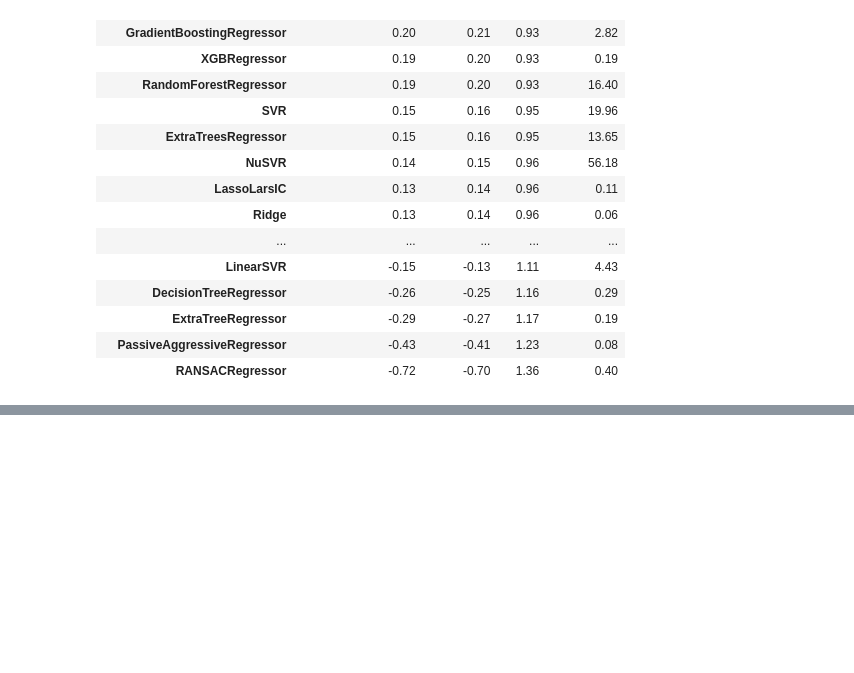
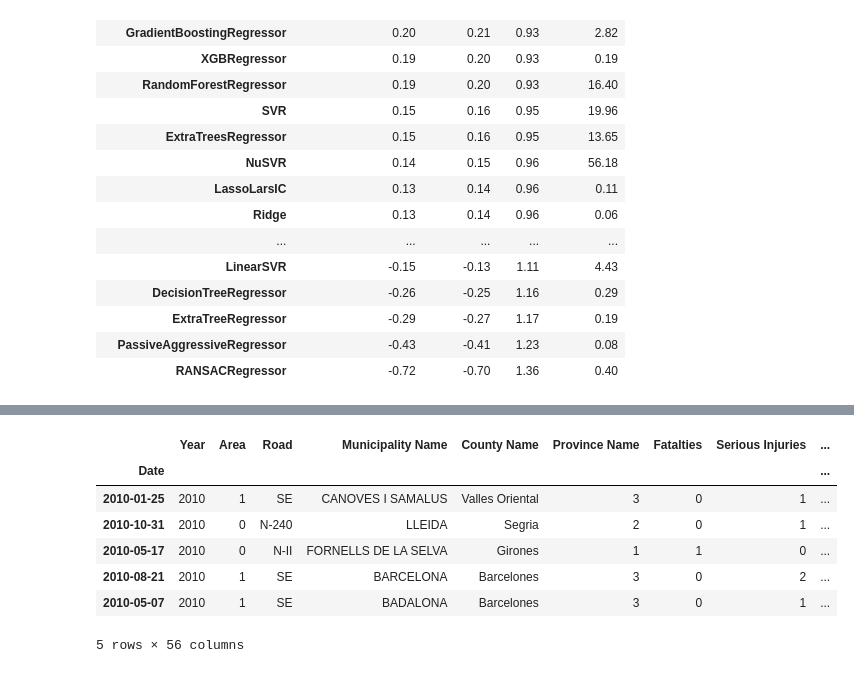
Before and after one commit to Hugo-SEQUIER/ocean-protocol, a Jupyter notebook: Traffic Accidents Cataluña/data-ml.ipynb, the cells around one changed output, grey strips where cells are left out. Drawn from its saved outputs; the diff is of its cells as text; code cells hidden in the pictures; blank space fills up the shorter version.

```diff
--- a/Traffic Accidents Cataluña/data-ml.ipynb
+++ b/Traffic Accidents Cataluña/data-ml.ipynb
@@ -319,0 +435,16 @@ display(models_light)
+# %%
+df['Date'] = pd.to_datetime(df['Date'])  # Ensure 'Date' is a datetime object
+df.set_index('Date', inplace=True)  # Set 'Date' as the index
+
+monthly_accidents = df.resample('M').size()
+# %%
+df.head()
+# %% [output]
+|  | Year | Area | Road | Municipality Name | County Name | Province Name | Fatalties | Serious Injuries | ... |
+| Date |  |  |  |  |  |  |  |  | ... |
+| 2010-01-25 | 2010 | 1 | SE | CANOVES I SAMALUS | Valles Oriental | 3 | 0 | 1 | ... |
+| 2010-10-31 | 2010 | 0 | N-240 | LLEIDA | Segria | 2 | 0 | 1 | ... |
+| 2010-05-17 | 2010 | 0 | N-II | FORNELLS DE LA SELVA | Girones | 1 | 1 | 0 | ... |
+| 2010-08-21 | 2010 | 1 | SE | BARCELONA | Barcelones | 3 | 0 | 2 | ... |
+| 2010-05-07 | 2010 | 1 | SE | BADALONA | Barcelones | 3 | 0 | 1 | ... |
+5 rows × 56 columns
```
Also changed, not shown: parts of 17 cells of this notebook.
